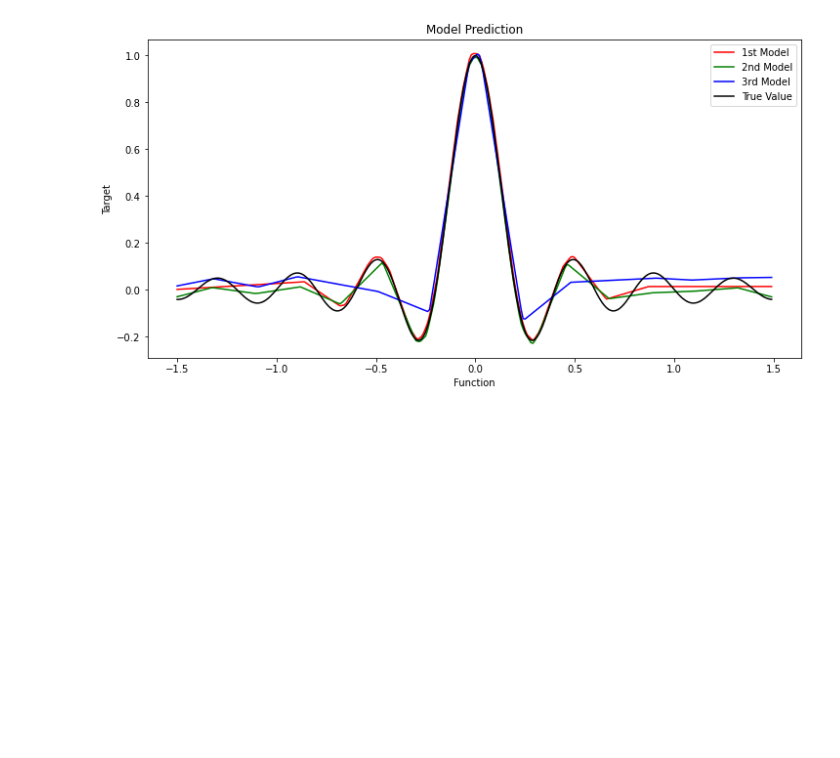
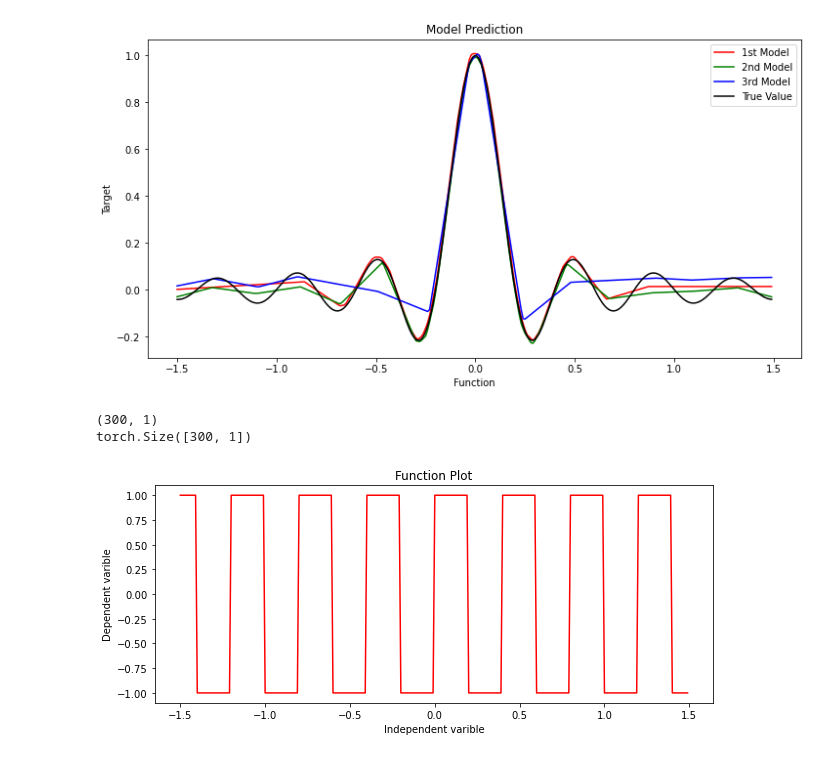
Before and after one commit to nik1097/Deep-Learning, a Jupyter notebook: HW 1 pytorch.ipynb, the cells around one changed output. Saved outputs shown, nothing was run; the diff lists cells and outputs as text; code cells hidden in the pictures; blank space fills up the shorter version.

Commit message:
started work on 2nd function

```diff
--- a/HW 1 pytorch.ipynb
+++ b/HW 1 pytorch.ipynb
@@ -183,3 +183,23 @@ plt.legend()
 plt.show()
 # %% [output]
 [figure]
+# %%
+x = np.expand_dims(np.arange(-1.5, 1.5, 0.01),1)
+print(x.shape)
+y = np.sign(np.sin(5*np.pi*x))
+y = torch.from_numpy(y)
+print(y.shape)
+# %% [output]
+(300, 1)
+torch.Size([300, 1])
+# %%
+x, y = torch.tensor(x, dtype=torch.float32), torch.tensor(y, dtype=torch.float32)
+plt.figure(figsize=(10,4))
+plt.plot(x, y, color = "red")
+
+plt.title('Function Plot')
+plt.xlabel('Independent varible')
+plt.ylabel('Dependent varible')
+plt.show()
+# %% [output]
+[figure, added]
```
Also changed, not shown: parts of 1 cell of this notebook.
